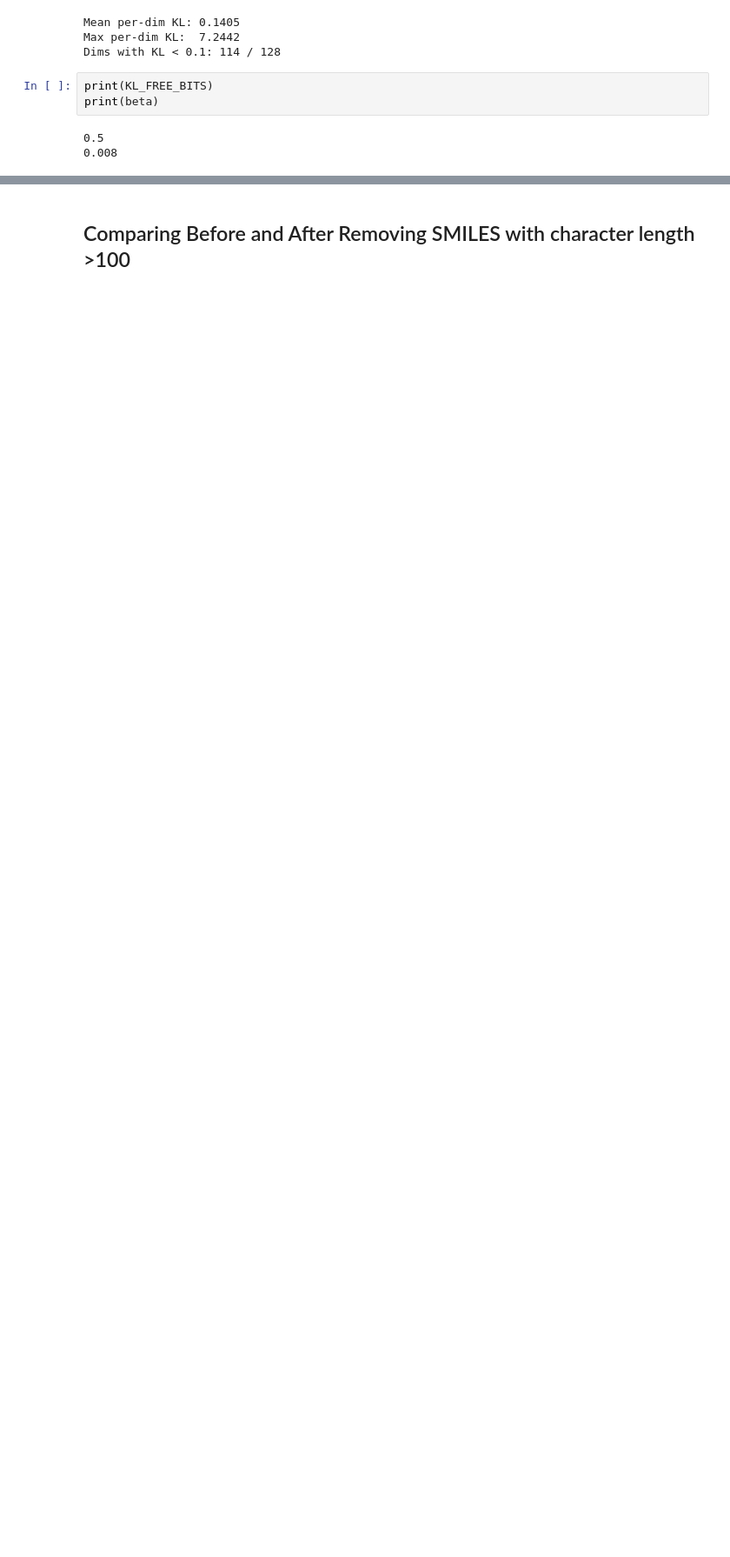
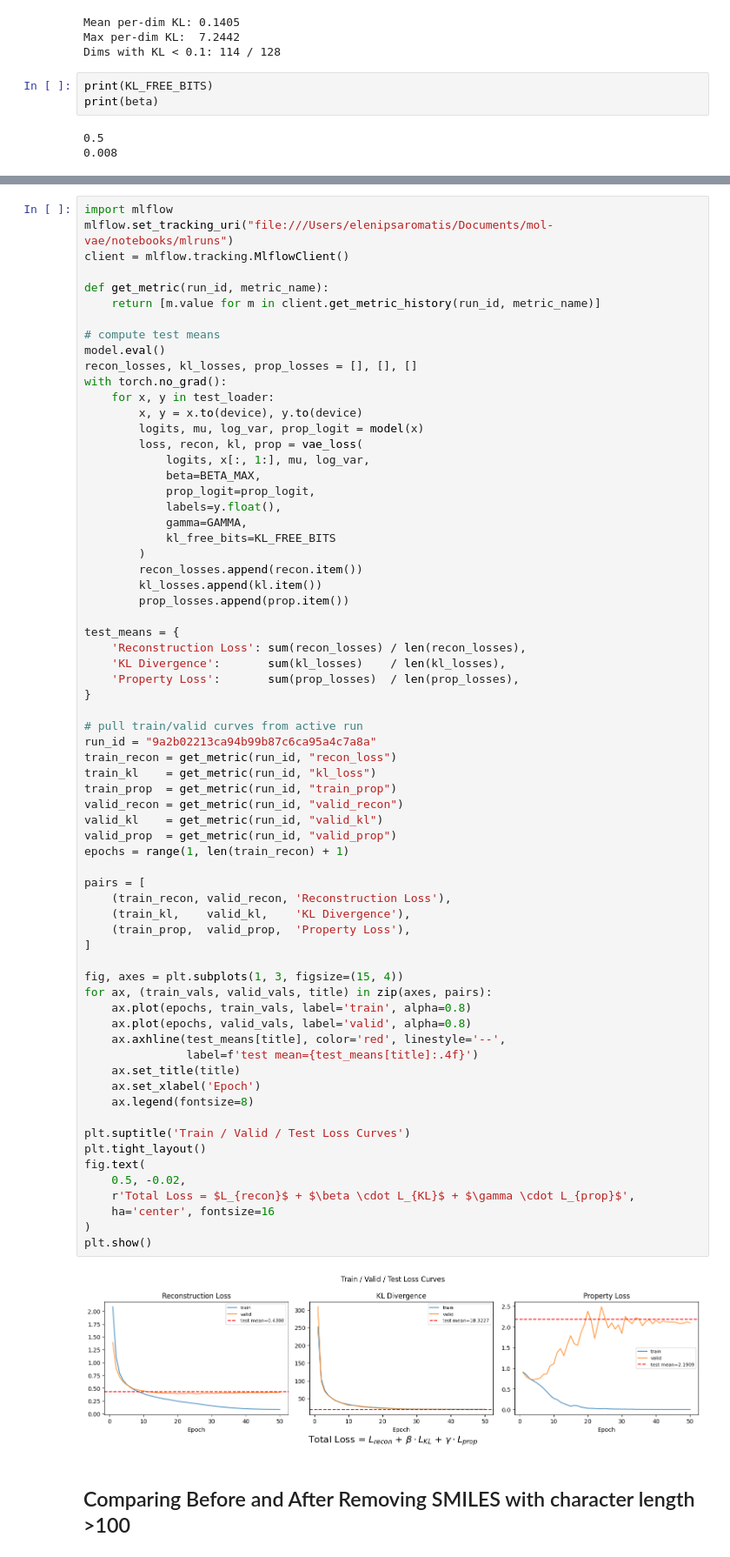
Before and after one commit to elenipsaromatis/mol-vae, a Jupyter notebook: notebooks/vae_dev.ipynb, the cells around one changed output, grey strips where cells are left out. Shown at 87% size. Drawn from its saved outputs; the diff is of its cells as text; blank space fills up the shorter version.

Commit message:
loss curves

```diff
--- a/notebooks/vae_dev.ipynb
+++ b/notebooks/vae_dev.ipynb
@@ -1032,3 +988,72 @@ plt.show()
+# %%
+import mlflow
+mlflow.set_tracking_uri("file:///Users/elenipsaromatis/Documents/mol-vae/notebooks/mlruns")
+client = mlflow.tracking.MlflowClient()
+
+def get_metric(run_id, metric_name):
+    return [m.value for m in client.get_metric_history(run_id, metric_name)]
+
+# compute test means
+model.eval()
+recon_losses, kl_losses, prop_losses = [], [], []
+with torch.no_grad():
+    for x, y in test_loader:
+        x, y = x.to(device), y.to(device)
+        logits, mu, log_var, prop_logit = model(x)
+        loss, recon, kl, prop = vae_loss(
+            logits, x[:, 1:], mu, log_var,
+            beta=BETA_MAX,
+            prop_logit=prop_logit,
+            labels=y.float(),
+            gamma=GAMMA,
+            kl_free_bits=KL_FREE_BITS
+        )
+        recon_losses.append(recon.item())
+        kl_losses.append(kl.item())
+        prop_losses.append(prop.item())
+
+test_means = {
+    'Reconstruction Loss': sum(recon_losses) / len(recon_losses),
+    'KL Divergence':       sum(kl_losses)    / len(kl_losses),
+    'Property Loss':       sum(prop_losses)  / len(prop_losses),
+}
+
+# pull train/valid curves from active run
+run_id = "9a2b02213ca94b99b87c6ca95a4c7a8a"
+train_recon = get_metric(run_id, "recon_loss")
+train_kl    = get_metric(run_id, "kl_loss")
+train_prop  = get_metric(run_id, "train_prop")
+valid_recon = get_metric(run_id, "valid_recon")
+valid_kl    = get_metric(run_id, "valid_kl")
+valid_prop  = get_metric(run_id, "valid_prop")
+epochs = range(1, len(train_recon) + 1)
+
+pairs = [
+    (train_recon, valid_recon, 'Reconstruction Loss'),
+    (train_kl,    valid_kl,    'KL Divergence'),
+    (train_prop,  valid_prop,  'Property Loss'),
+]
+
+fig, axes = plt.subplots(1, 3, figsize=(15, 4))
+for ax, (train_vals, valid_vals, title) in zip(axes, pairs):
+    ax.plot(epochs, train_vals, label='train', alpha=0.8)
+    ax.plot(epochs, valid_vals, label='valid', alpha=0.8)
+    ax.axhline(test_means[title], color='red', linestyle='--',
+               label=f'test mean={test_means[title]:.4f}')
+    ax.set_title(title)
+    ax.set_xlabel('Epoch')
+    ax.legend(fontsize=8)
+
+plt.suptitle('Train / Valid / Test Loss Curves')
+plt.tight_layout()
+fig.text(
+    0.5, -0.02,
+    r'Total Loss = $L_{recon}$ + $\beta \cdot L_{KL}$ + $\gamma \cdot L_{prop}$',
+    ha='center', fontsize=16
+)
+plt.show()
+# %% [output]
+[figure, added]
 # %% [markdown]
 ## Comparing Before and After Removing SMILES with character length >100
 # %%
```
Also changed, not shown: parts of 3 cells of this notebook.
